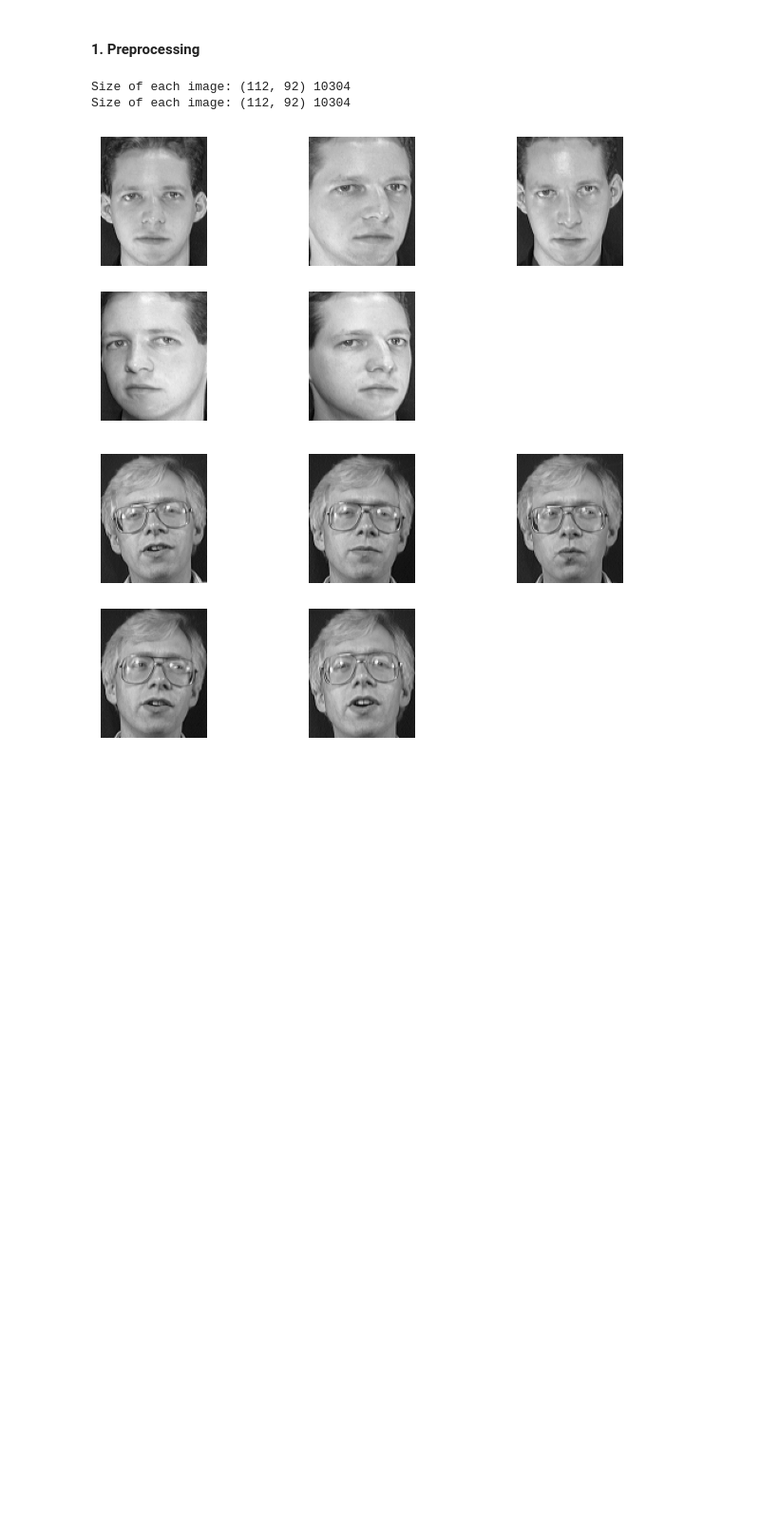
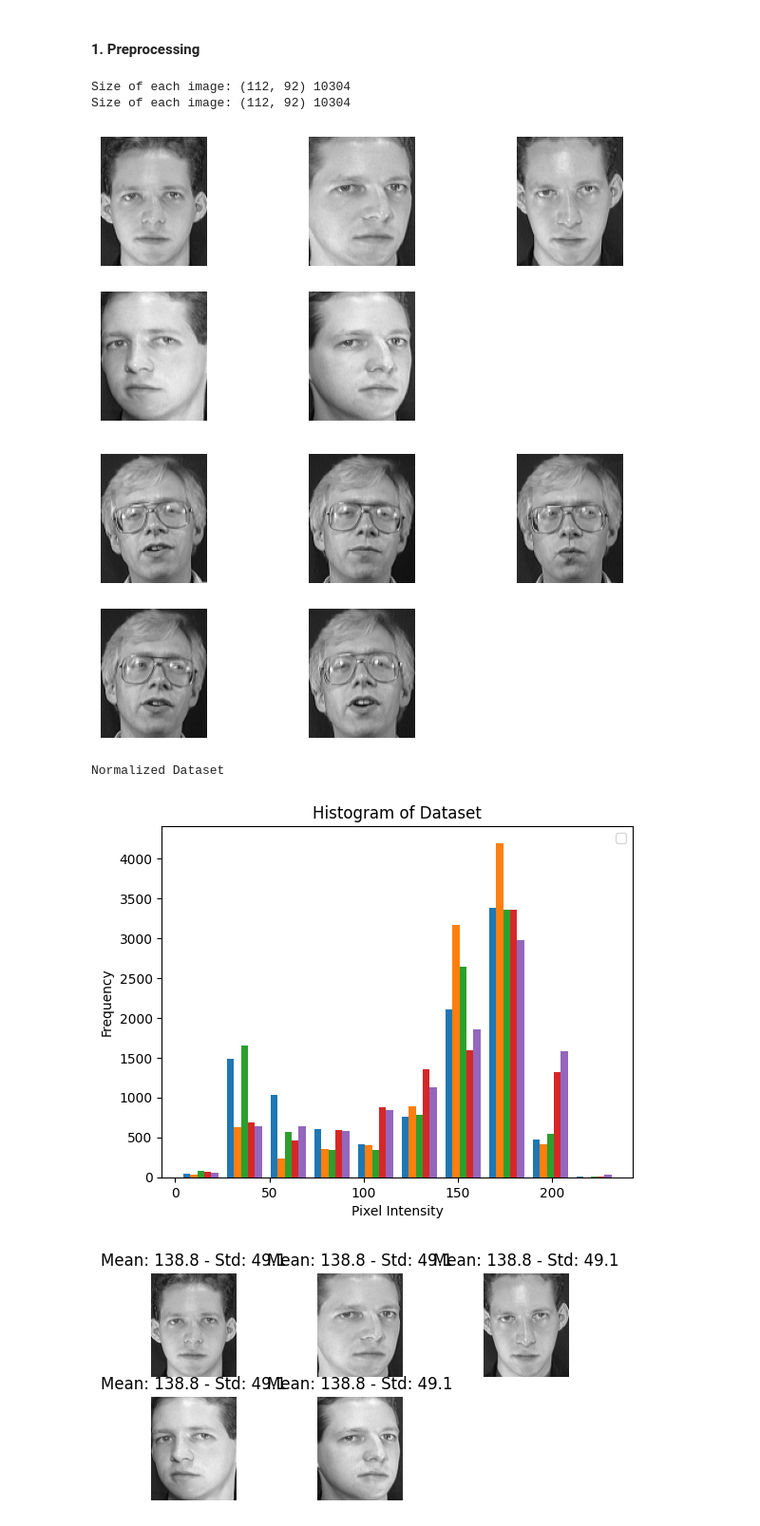
Before and after one commit to TaniaRizwan/FaceDetectionRecognition, a Jupyter notebook: ENCM509_Project6a_Group43.ipynb, the cells around one changed output. Shown: that part at 95% size. Saved outputs shown, nothing was run; the diff lists cells and outputs as text; code cells hidden in the pictures; blank space fills up the shorter version.

Commit message:
Added image normalization

```diff
--- a/ENCM509_Project6a_Group43.ipynb
+++ b/ENCM509_Project6a_Group43.ipynb
@@ -92,3 +93,67 @@ Size of each image: (112, 92) 10304
 Size of each image: (112, 92) 10304
 [figure]
 [figure]
+# %%
+# Normalize images
+
+def image_normalizer(S, M, irow, icol):
+    """
+    Normalize each image in a provided dataset, where the dataset is a matrix of images
+
+    Parameters:
+    S - matrix filled with images from dataset
+    M - number of images in dataset
+    irow, icol - dimensions of images in dataset (should be same for all images)
+
+    Returns:
+    S - normalized matrix of images from dataset
+    """
+
+    #1. Plot histogram of dataset
+    plt.figure()
+    plt.hist(S, bins = 10, density = False)
+    plt.title("Histogram of Dataset")
+    plt.xlabel("Pixel Intensity")
+    plt.ylabel("Frequency")
+    plt.legend()
+
+    # 2. Determine global mean and std
+    mu = np.mean(S)
+    std = np.std(S)
+
+    # Loop over all loaded images in dataset
+    for i in range(S.shape[1]):
+        temp = S[:, i] # Load image i
+        m = np.mean(temp) # Mean of image
+        st = np.std(temp) # Std of image
+        # Determine new pixel intensities
+        S[:,i] = (temp - m) * std / st + mu # Modify original dataset matrix
+
+    # Plot normalized dataset
+    print("\nNormalized Dataset")
+    plt.figure()
+    for i in range(M):
+        img = np.reshape(S[:,i], (irow, icol))
+
+        plt.subplot(3, 3,i+1)
+        plt.imshow(img, cmap='gray')
+        plt.axis('off')
+        plt.title('Mean: %.1f - Std: %.1f' % (np.mean(img), np.std(img)))
+
+    # Plot updated histogram
+    plt.figure()
+    plt.hist(S, bins = 10, density = False)
+    plt.title("Histogram of Dataset (Normalized)")
+    plt.xlabel("Pixel Intensity")
+    plt.ylabel("Frequency")
+    plt.legend()
+
+    return S
+
+# Normalize Images for S1
+S1_norm = image_normalizer(S = S1, M = M, irow = irow1, icol = icol1)
+S2_norm = image_normalizer(S = S2, M = M, irow = irow2, icol = icol2)
+# %% [output]
+Normalized Dataset
+[figure, added]
+[figure, added]
```
Also changed, not shown: parts of 3 cells of this notebook.
